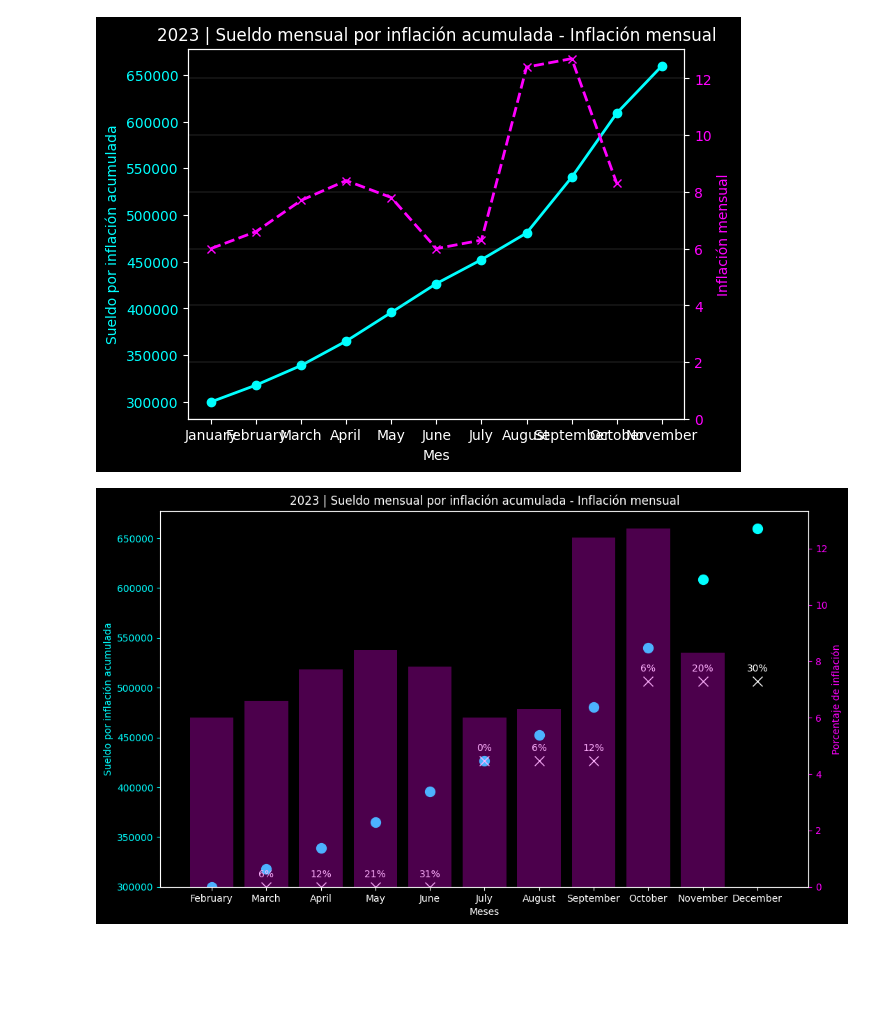
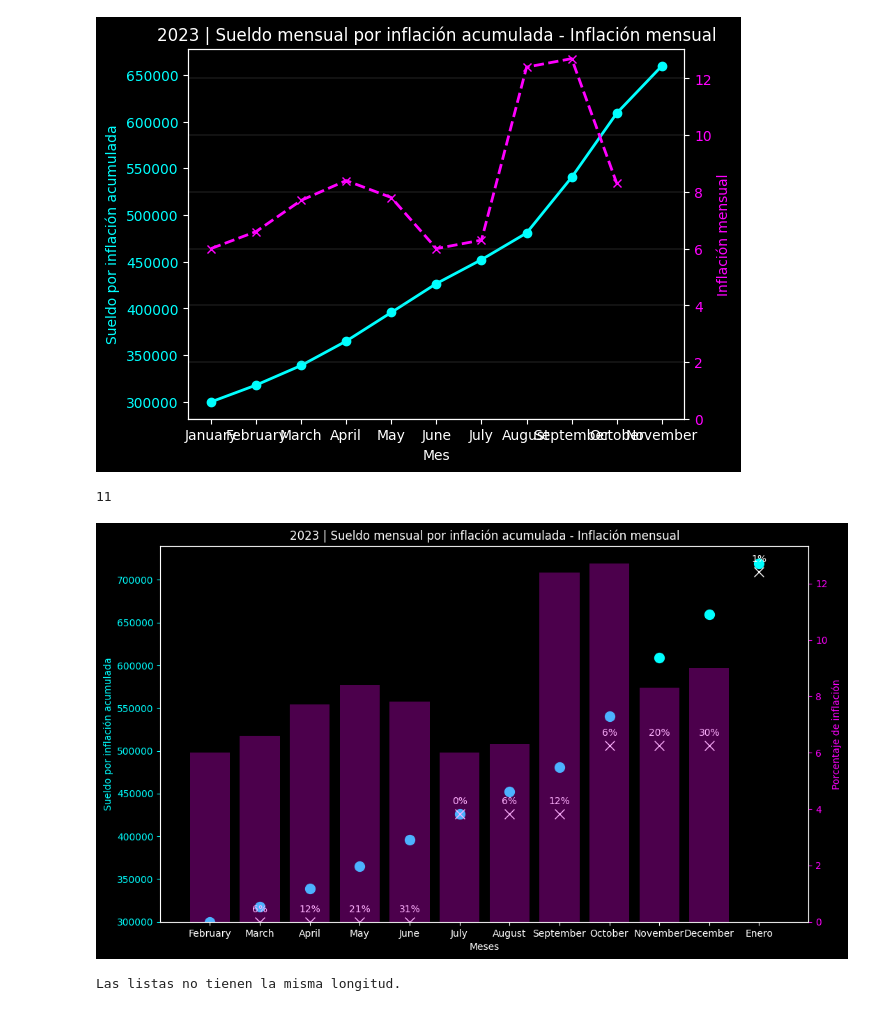
Before and after one commit to belenareal/testing_codes, a Jupyter notebook: sueldo_inflacion.ipynb, the cells around one changed output. Saved outputs shown, nothing was run; the diff lists cells and outputs as text; code cells hidden in the pictures; blank space fills up the shorter version.

Commit message:
actualización de sueldo

```diff
--- a/sueldo_inflacion.ipynb
+++ b/sueldo_inflacion.ipynb
@@ -117,6 +117,10 @@ plt.title('2023 | Sueldo mensual por inflación acumulada - Inflación mensual')
 plt.show()
 # %% [output]
 [figure]
+# %%
+len(sueldos_mes_a_mes)
+# %% [output]
+11
 # %%
 import matplotlib.pyplot as plt
 import calendar
@@ -132,12 +136,22 @@ def calcular_sueldos_mensuales(sueldo_inicial, tasas_inflacion):
 
 # Datos
 sueldo_inicial = float(input("Ingrese el sueldo inicial: "))
-tasas_inflacion = [6.0, 6.6, 7.7, 8.4, 7.8, 6.0, 6.3, 12.4, 12.7, 8.3]
-sueldos_reales = [0, 300000, 300000, 300000, 300000, 426600, 426600, 426600, 506552, 506552, 506552]
+tasas_inflacion = [6.0, 6.6, 7.7, 8.4, 7.8, 6.0, 6.3, 12.4, 12.7, 8.3, 9]
+sueldos_reales = [0, 300000, 300000, 300000, 300000, 426600, 426600, 426600, 506552, 506552, 506552, 709173]
 sueldos_mes_a_mes = calcular_sueldos_mensuales(sueldo_inicial,
                                                [tasa / 100 for tasa in tasas_inflacion])
-meses = list(calendar.month_name)[2:len(sueldos_mes_a_mes)+2]  # Iniciar desde febrero
-
+# meses = list(calendar.month_name)[2:len(sueldos_mes_a_mes)+2]  # Iniciar desde febrero
+meses = ['February',
+ 'March',
+ 'April',
+ 'May',
+ 'June',
+ 'July',
+ 'August',
+ 'September',
+ 'October',
+ 'November',
+ 'December', 'Enero']
 # Calcular la diferencia porcentual entre sueldos_mes_a_mes y sueldo real
 diferencia_porcentual = [(a - b) / b * 100 if b != 0 else 0 for a, b in zip(sueldos_mes_a_mes, sueldos_reales)]
 
@@ -168,31 +182,48 @@ scatter2 = ax1.scatter(meses, sueldos_reales, s=100, marker='x',
                        linewidth=1, label='Sueldo Real')
 
 # Agregar diferencia porcentual como texto en el gráfico (sin decimales)
 for i, txt in enumerate(diferencia_porcentual):
     ax1.annotate(f'{int(txt)}%', (meses[i], sueldos_reales[i]),
                  textcoords="offset points", xytext=(0,10),
                  ha='center', fontsize=10, color=color_blanco)
 
 # Desactivar la grilla para ax1
 ax1.grid(False)
 
 # Crear un segundo eje y para el gráfico de barras (tasas_inflacion)
 ax2 = ax1.twinx()
 color_ax2 = 'magenta'
 ax2.bar(meses, tasas_inflacion, alpha=0.3,
         color=color_ax2)
 ax2.set_ylabel('Porcentaje de inflación', color=color_ax2)
 ax2.tick_params('y', colors=color_ax2)
 
 # Desactivar la grilla para ax2
 ax2.grid(False)
 
 # # Mostrar la leyenda
 # fig.tight_layout()
 # fig.legend(handles=[scatter1, scatter2], loc='upper left')
 
 # Mostrar el gráfico
 plt.title('2023 | Sueldo mensual por inflación acumulada - Inflación mensual')
 plt.show()
 # %% [output]
-[figure, old version]
+[figure, new version]
+# %%
+# Modificar la generación de sueldos_mes_a_mes para comenzar desde el segundo mes
+sueldos_mes_a_mes = calcular_sueldos_mensuales(sueldo_inicial,
+                                               [tasa / 100 for tasa in tasas_inflacion])[1:]
+
+# Asegurarse de que las listas tengan la misma longitud
+if len(meses) == len(sueldos_mes_a_mes) == len(sueldos_reales):
+    # Resto del código aquí ...
+    # ...
+
+    # Mostrar el gráfico
+    plt.title('2023 | Sueldo mensual por inflación acumulada - Inflación mensual')
+    plt.show()
+else:
+    print("Las listas no tienen la misma longitud.")
+# %% [output]
+Las listas no tienen la misma longitud.
```
Also changed, not shown: parts of 1 cell of this notebook.
